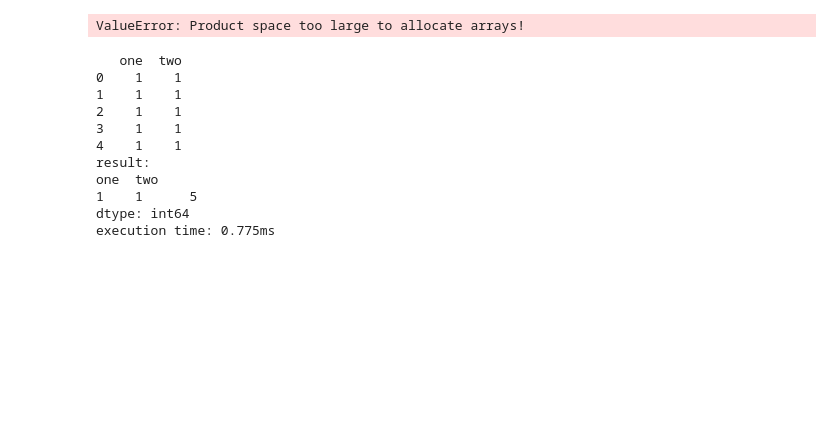
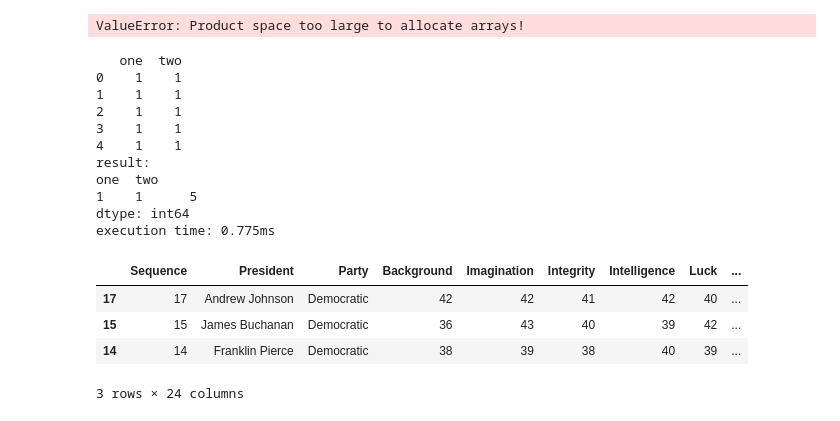
Before and after one commit to golyshevskii/pandas_thoughts, a Jupyter notebook: lol_dataframe.ipynb, the cells around one changed output. Saved outputs shown, nothing was run; the diff lists cells and outputs as text; code cells hidden in the pictures; blank space fills up the shorter version.

```diff
--- a/lol_dataframe.ipynb
+++ b/lol_dataframe.ipynb
@@ -467,3 +467,11 @@ one  two
 1    1      5
 dtype: int64
 execution time: 0.775ms
+# %%
+t_df.sort_values(by=['Party', 'Ability_to_compromise'], ascending=[True, False]).head(3)
+# %% [output]
+|  | Sequence | President | Party | Background | Imagination | Integrity | Intelligence | Luck | ... |
+| 17 | 17 | Andrew Johnson | Democratic | 42 | 42 | 41 | 42 | 40 | ... |
+| 15 | 15 | James Buchanan | Democratic | 36 | 43 | 40 | 39 | 42 | ... |
+| 14 | 14 | Franklin Pierce | Democratic | 38 | 39 | 38 | 40 | 39 | ... |
+3 rows × 24 columns
```
Also changed, not shown: parts of 7 cells of this notebook.
